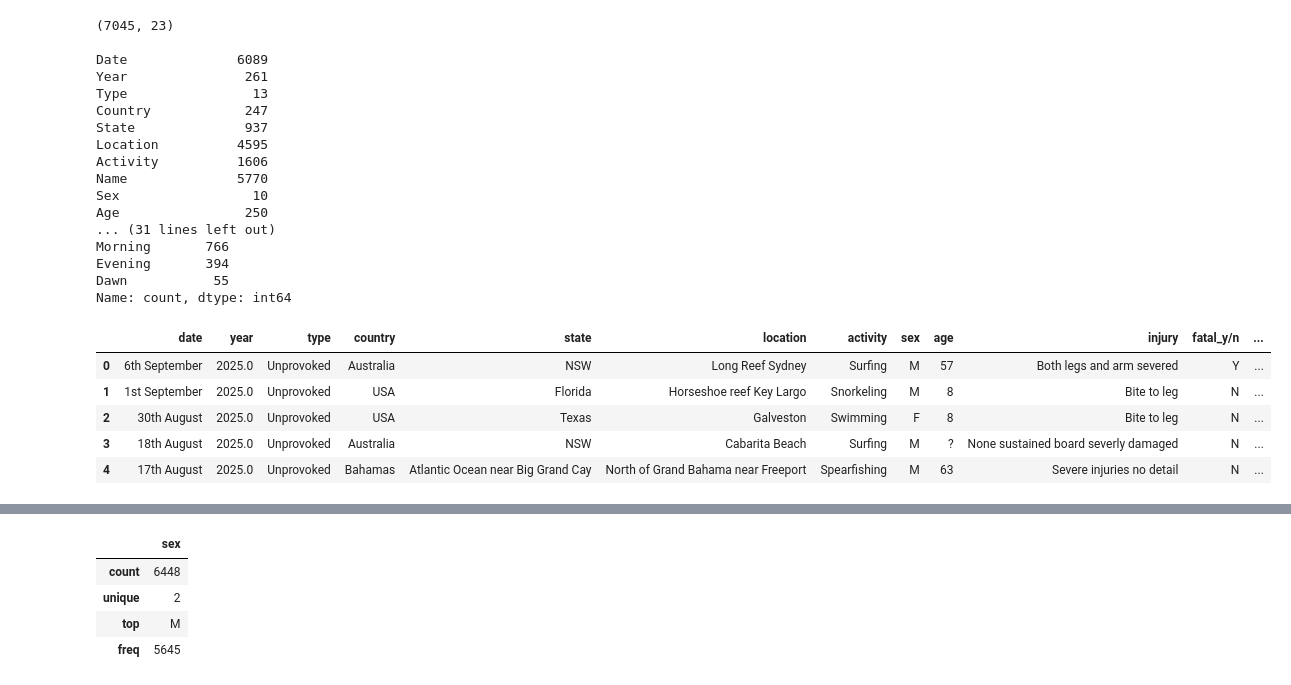
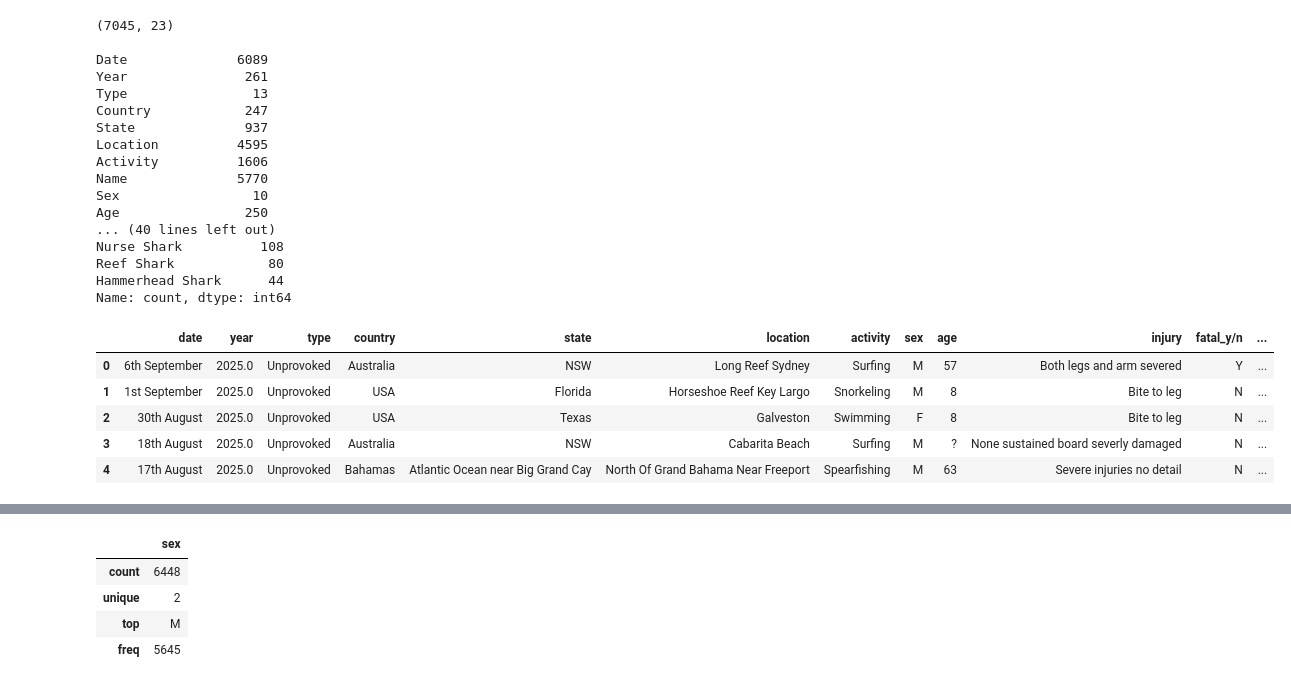
Before and after one commit to gabigens/Week-2-Mini-Project---Shark-Attacks, a Jupyter notebook: Mini_project_week_2.ipynb, the cells around one changed output, grey strips where cells are left out. Cells and saved outputs as stored; diff of their text form; code cells hidden in the pictures.

```diff
--- a/Mini_project_week_2.ipynb
+++ b/Mini_project_week_2.ipynb
@@ -26,6 +3,7 @@ array(['0930hrs', '1524hrs', 'Not stated', '0730hrs', '1300hrs',
 import pandas as pd
 import numpy as np
 import re
+import matplotlib.pyplot as plt
 
 df = pd.read_excel("/Users/snow/Documents/IRON HACK COURSE/Week 2/Mini Project/Week-2-Mini-Project---Shark-Attacks/GSAF5.xls")
 
@@ -80,9 +58,6 @@ print(df['sex'].unique(), '\n')
 # Noon until 6 pm -> Afternoon
 # 6 pm until midnight -> Night
 # Midnight until 6 am -> Dawn
-
-df['time'].unique()
-#df['time'].value_counts()
 
 # We need to use regex to extract the hour and minutes from the 'time' column
 # We will create a function to clean the 'time' column
@@ -135,41 +110,89 @@ def time_cleaner(val):
         else:
             return 'Dawn'
 
     # If nothing matches, return NaN
     return np.nan
 
 # We apply the function to the 'time' column
-df['time_clean'] = df['time'].apply(time_cleaner)
+df['time'] = df['time'].apply(time_cleaner)
 
 # To check the result
-print(df['time_clean'].value_counts(dropna=False))
+print(df['time'].value_counts(dropna=False))
 
 # # Now we want to drop the columns that are not useful for our analysis
-df = df.drop(df.columns[[7, 12, 13, 14, 15, 16, 17, 18, 19, 20, 21, 22]], axis=1, inplace=False)
+df = df.drop(df.columns[[7, 14, 15, 16, 17, 18, 19, 20, 21, 22]], axis=1, inplace=False)
 # # We are droping time column because we created a new column 'time_clean' with the cleaned values
 # # We did drop the name column because of the data privacy policy in some countries
 df.head()
+
+# Pablo Development : Now we want to clean the 'species' column
+
+def classify_species(text): # Function to classify shark species into broader categories
+    if isinstance(text, str):
+        text = text.lower().strip()
+    else:
+        return "Unknown"
+
+    if "white" in text:
+        return "White Shark"
+    elif "tiger" in text:
+        return "Tiger Shark"
+    elif "bull" in text:
+        return "Bull Shark"
+    elif "hammer" in text:
+        return "Hammerhead Shark"
+    elif "nurse" in text:
+        return "Nurse Shark"
+    elif "reef" in text:
+        return "Reef Shark"
+    else:
+        return "Unknown"
+
+df['species'] = df['species'].apply(classify_species) # Apply the classification function to the 'species' column
+
+# To check the result
+print(df['species'].value_counts(dropna=False))
+
+loc = df['location'].astype(str)
+
+loc_clean = (loc
+    .str.replace(r'\(.*?\)', ' ', regex=True)      # remove () and content
+    .str.replace(r'\[.*?\]', ' ', regex=True)      # remove brackets and content
+    .str.replace(r'[/;|]', ',', regex=True)        # remove other separators
+    .str.replace(r'\s+', ' ', regex=True)          # remove spaces
+    .str.strip()
+    .str.replace(r'\s*,\s*', ', ', regex=True)     # normalice comas with one space
+    .str.strip(', ')                               # eliminate floating comas
+)
+
+loc_clean = loc_clean.replace({'': np.nan, 'nan': np.nan, 'none': np.nan, '?': np.nan,}) # NaN real
+
+loc_clean = loc_clean.apply(lambda s: s.title() if isinstance(s, str) else s) # Title Case: If its no number or nan
+
+df['location'] = loc_clean
+
+display(df.head())
 # %% [output]
 (7045, 23)
 
 Date              6089
 Year               261
 Type                13
 Country            247
 State              937
 Location          4595
 Activity          1606
 Name              5770
 Sex                 10
 Age                250
-... (31 lines left out)
-Morning       766
-Evening       394
-Dawn           55
+... (40 lines left out)
+Nurse Shark          108
+Reef Shark            80
+Hammerhead Shark      44
 Name: count, dtype: int64
 |  | date | year | type | country | state | location | activity | sex | age | injury | fatal_y/n | ... |
 | 0 | 6th September | 2025.0 | Unprovoked | Australia | NSW | Long Reef Sydney | Surfing | M | 57 | Both legs and arm severed | Y | ... |
-| 1 | 1st September | 2025.0 | Unprovoked | USA | Florida | Horseshoe reef Key Largo | Snorkeling | M | 8 | Bite to leg | N | ... |
+| 1 | 1st September | 2025.0 | Unprovoked | USA | Florida | Horseshoe Reef Key Largo | Snorkeling | M | 8 | Bite to leg | N | ... |
 | 2 | 30th August | 2025.0 | Unprovoked | USA | Texas | Galveston | Swimming | F | 8 | Bite to leg | N | ... |
 | 3 | 18th August | 2025.0 | Unprovoked | Australia | NSW | Cabarita Beach | Surfing | M | ? | None sustained board severly damaged | N | ... |
-| 4 | 17th August | 2025.0 | Unprovoked | Bahamas | Atlantic Ocean near Big Grand Cay | North of Grand Bahama near Freeport | Spearfishing | M | 63 | Severe injuries no detail | N | ... |
+| 4 | 17th August | 2025.0 | Unprovoked | Bahamas | Atlantic Ocean near Big Grand Cay | North Of Grand Bahama Near Freeport | Spearfishing | M | 63 | Severe injuries no detail | N | ... |
```
Also changed, not shown: parts of 7 cells of this notebook.
